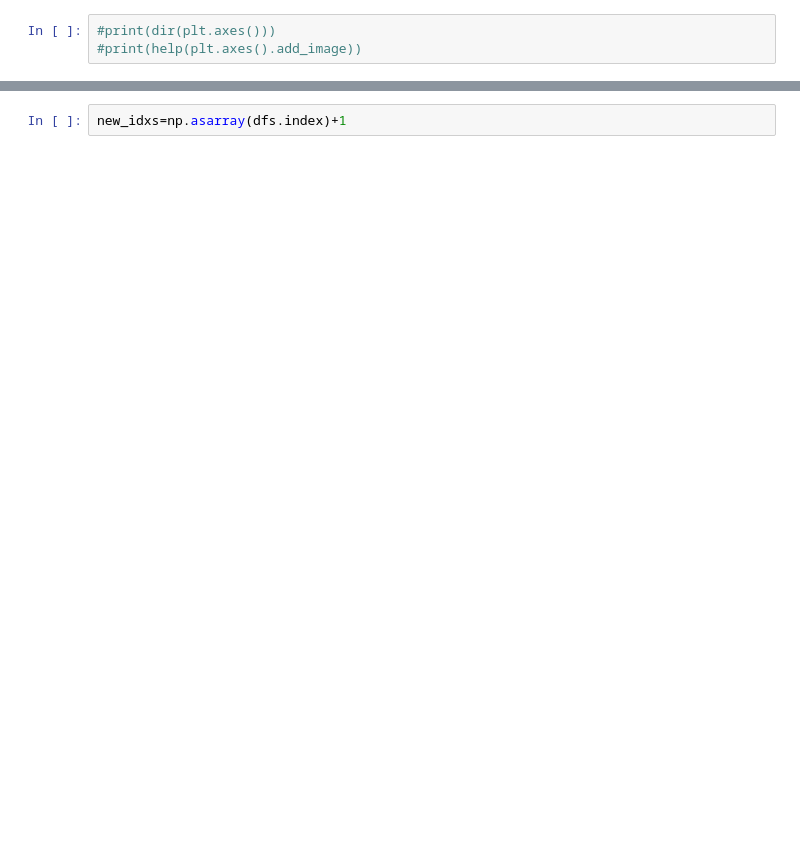
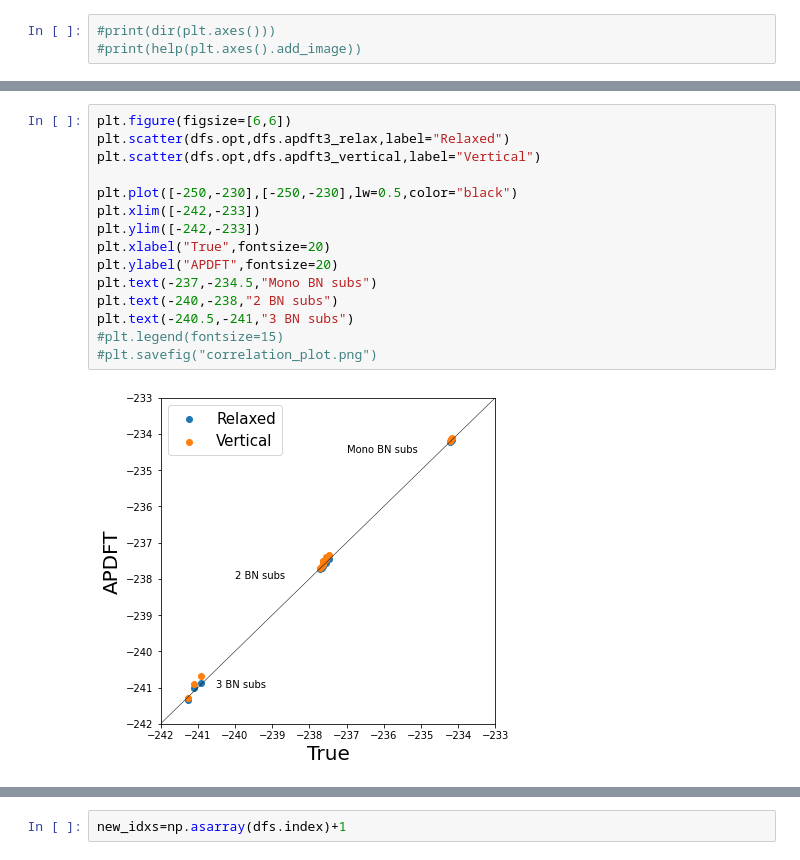
Before and after one commit to ferchault/APDFT, a Jupyter notebook: prototyping/hessian/AAFF/Benzene_Mutants/reordered_first_order_data_plot/energies2.ipynb, the cells around one changed output, grey strips where cells are left out. Saved outputs shown, nothing was run; the diff lists cells and outputs as text; blank space fills up the shorter version.

```diff
--- a/prototyping/hessian/AAFF/Benzene_Mutants/reordered_first_order_data_plot/energies2.ipynb
+++ b/prototyping/hessian/AAFF/Benzene_Mutants/reordered_first_order_data_plot/energies2.ipynb
@@ -219,0 +348,17 @@ plt.savefig("energy_plot2.png",bbox_inches="tight")
+# %%
+plt.figure(figsize=[6,6])
+plt.scatter(dfs.opt,dfs.apdft3_relax,label="Relaxed")
+plt.scatter(dfs.opt,dfs.apdft3_vertical,label="Vertical")
+
+plt.plot([-250,-230],[-250,-230],lw=0.5,color="black")
+plt.xlim([-242,-233])
+plt.ylim([-242,-233])
+plt.xlabel("True",fontsize=20)
+plt.ylabel("APDFT",fontsize=20)
+plt.text(-237,-234.5,"Mono BN subs")
+plt.text(-240,-238,"2 BN subs")
+plt.text(-240.5,-241,"3 BN subs")
+#plt.legend(fontsize=15)
+#plt.savefig("correlation_plot.png")
+# %% [output]
+[figure, added]
```
Also changed, not shown: parts of 17 cells of this notebook, 33 other files.
